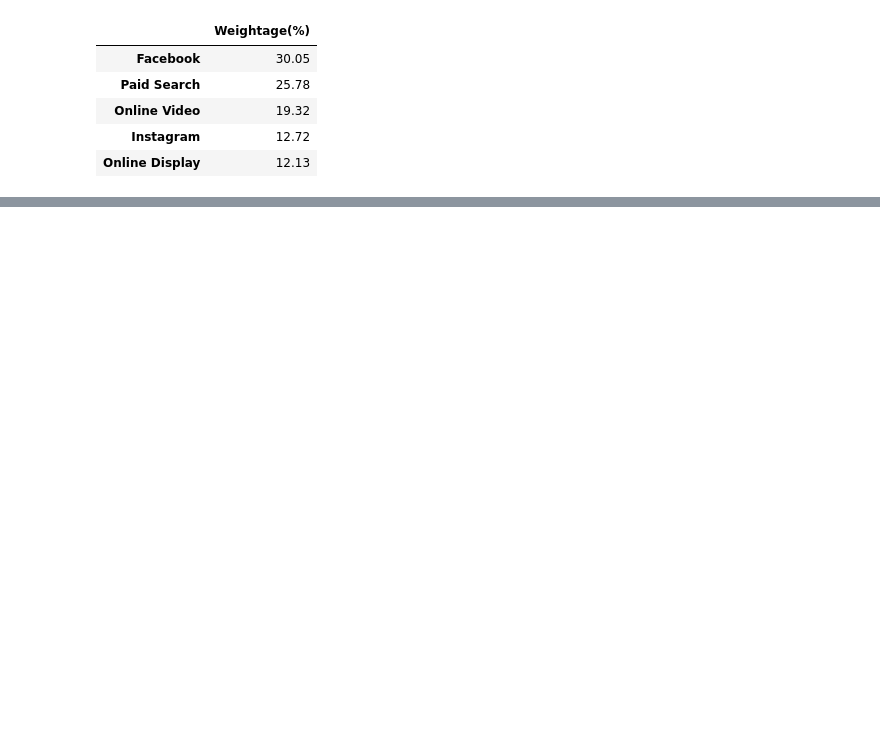
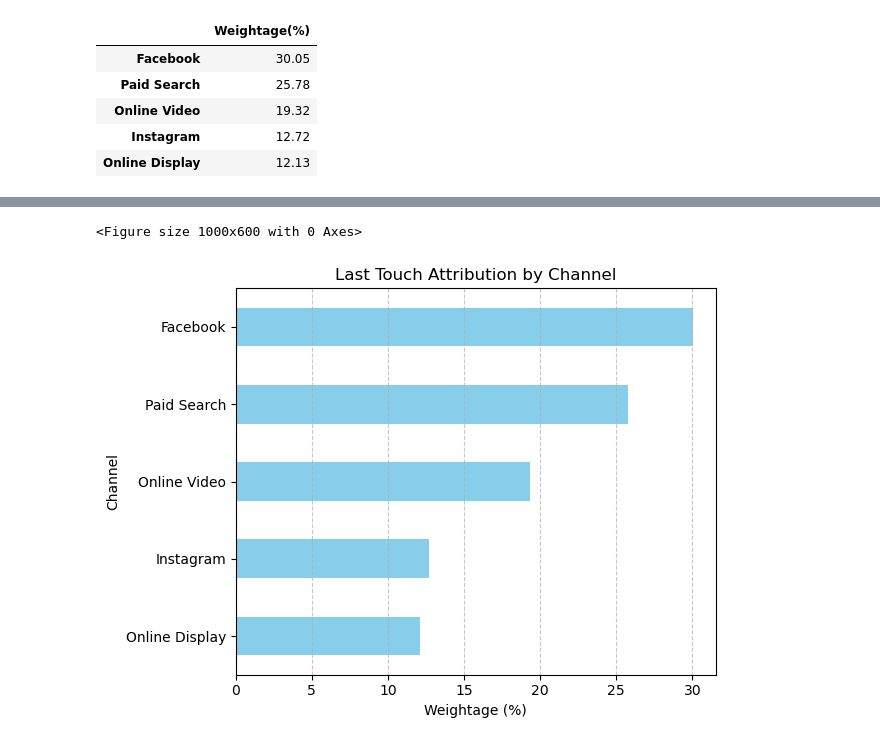
Before and after one commit to charuarora26/Marketing-Attribution---Multi-Touch, a Jupyter notebook: Multi-Touch Attribution.ipynb, the cells around one changed output, grey strips where cells are left out. Saved outputs shown, nothing was run; the diff lists cells and outputs as text; code cells hidden in the pictures; blank space fills up the shorter version.

```diff
--- a/Multi-Touch Attribution.ipynb
+++ b/Multi-Touch Attribution.ipynb
@@ -41,0 +93,15 @@ last_touch_final
+# %%
+
+# Plot
+plt.figure(figsize=(10, 6))
+last_touch_final.sort_values(by='Weightage(%)', ascending=True).plot(kind='barh', legend=False, color='skyblue')
+
+plt.title('Last Touch Attribution by Channel')
+plt.xlabel('Weightage (%)')
+plt.ylabel('Channel')
+plt.grid(axis='x', linestyle='--', alpha=0.7)
+plt.tight_layout()
+plt.show()
+# %% [output]
+<Figure size 1000x600 with 0 Axes>
+[figure, added]
```
Also changed, not shown: parts of 15 cells of this notebook.
